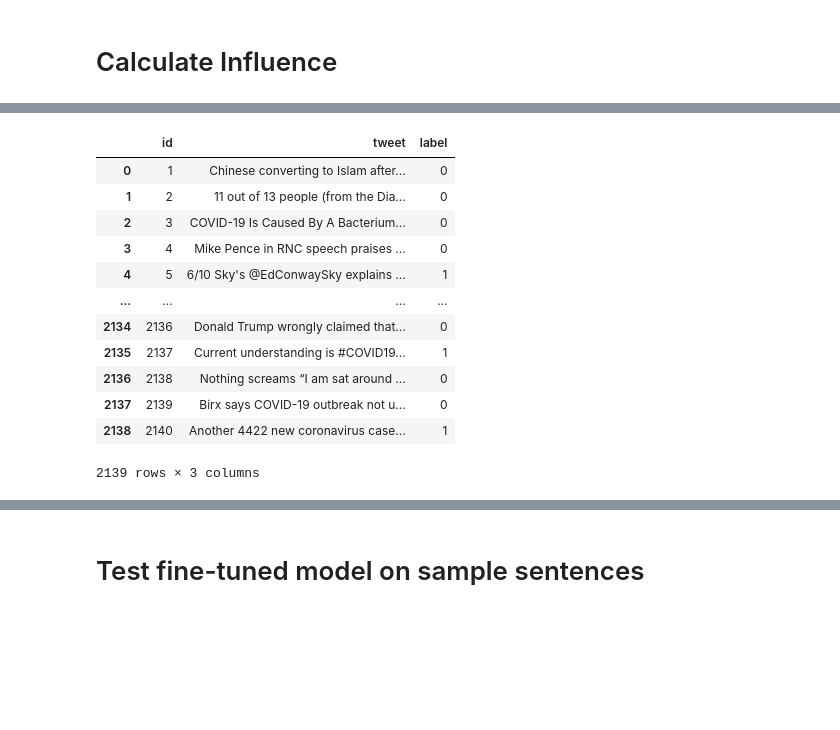
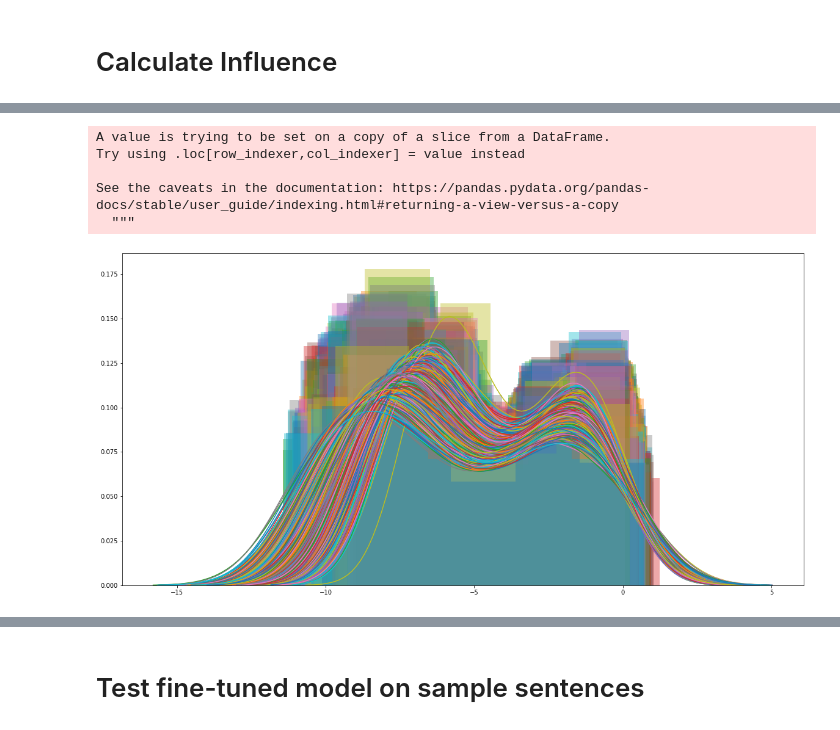
Before and after one commit to yjbang/Model-Generalization-for-Fact-Checking, a Jupyter notebook: finetune_fake_news.ipynb, the cells around one changed output, grey strips where cells are left out. Saved outputs shown, nothing was run; the diff lists cells and outputs as text; code cells hidden in the pictures; blank space fills up the shorter version.

Commit message:
update script for influence

```diff
--- a/finetune_fake_news.ipynb
+++ b/finetune_fake_news.ipynb
@@ -294,3 +323,3 @@ len(valid_loader), len(filt_valid_loader)
 # %%
 %%time
-influence_matrix, id2idx = build_influence_matrix(model, filt_valid_loader, len(train_loader.dataset), device='cuda')
+influence_matrix, idx2id = build_influence_matrix(model, filt_valid_loader, len(train_loader.dataset), device='cuda')
@@ -300,0 +330,9 @@ len(valid_loader.dataset)
+# %%
+# Save data per chunk to file
+n_chunks = 6
+chunk_size = (valid_loader.dataset.data.shape[0] // n_chunks) + 1
+chunk_data, models = [], []
+
+df = pd.read_csv('./data/valid.tsv', sep='\t')
+for i in range(n_chunks):
+    df.loc[i * chunk_size:(i+1) * chunk_size,:].to_csv(f'./tmp/chunk_{i}.tsv', sep='\t', index=False)
@@ -300,0 +356,7 @@ len(valid_loader.dataset)
+# %%
+# Aggregate result
+influence_matrices, idx2ids = [], []
+for i in range(6):
+    (influence_matrix, idx2id) = np.load(f"./tmp/influence_matrix_{i}.npy")
+    influence_matrices.append(influence_matrix)
+    idx2ids.append(idx2id)
@@ -301,16 +367,5 @@ len(valid_loader.dataset)
+# %%
+(influence_matrix, idx2id) = np.load('influence_matrix.npy', allow_pickle=True)
 # %%
-valid_ df = valid_loader.dataset.data
+train_df = train_loader.dataset.data
+valid_df = valid_loader.dataset.data
-# %% [output]
-|  | id | tweet | label |
-| 0 | 1 | Chinese converting to Islam after... | 0 |
-| 1 | 2 | 11 out of 13 people (from the Dia... | 0 |
-| 2 | 3 | COVID-19 Is Caused By A Bacterium... | 0 |
-| 3 | 4 | Mike Pence in RNC speech praises ... | 0 |
-| 4 | 5 | 6/10 Sky's @EdConwaySky explains ... | 1 |
-| ... | ... | ... | ... |
-| 2134 | 2136 | Donald Trump wrongly claimed that... | 0 |
-| 2135 | 2137 | Current understanding is #COVID19... | 1 |
-| 2136 | 2138 | Nothing screams “I am sat around ... | 0 |
-| 2137 | 2139 | Birx says COVID-19 outbreak not u... | 0 |
-| 2138 | 2140 | Another 4422 new coronavirus case... | 1 |
-2139 rows × 3 columns
@@ -316,0 +375,14 @@ valid_ df = valid_loader.dataset.data
+# %%
+filt_valid_df = valid_df[valid_df['id'].isin(idx2id.values())]
+train_df.columns = ['tid','t_tweet', 't_label']
+
+train_df['ts_tweet'] = train_df['t_tweet'].apply(lambda x: tokenizer.tokenize(x))
+filt_valid_df['s_tweet'] = filt_valid_df['tweet'].apply(lambda x: tokenizer.tokenize(x))
+
+merged_df = filt_valid_df.merge(train_df, on='tid', how='inner')
+# %% [output]
+A value is trying to be set on a copy of a slice from a DataFrame.
+Try using .loc[row_indexer,col_indexer] = value instead
+
+See the caveats in the documentation: https://pandas.pydata.org/pandas-docs/stable/user_guide/indexing.html#returning-a-view-versus-a-copy
+  """
@@ -316,0 +394,11 @@ valid_ df = valid_loader.dataset.data
+# %%
+plt.figure(figsize=(20,10))
+ax = plt.gca()
+for i in range(influence_matrix.shape[1]):
+    sns.distplot(influence_matrix[:,i].cpu().numpy(), ax=ax)
+    if i == 1500:
+        break
+plt.savefig('influence_dist.png')
+plt.show()
+# %% [output]
+[figure, added]
```
Also changed, not shown: parts of 33 cells of this notebook, 1 other file.
